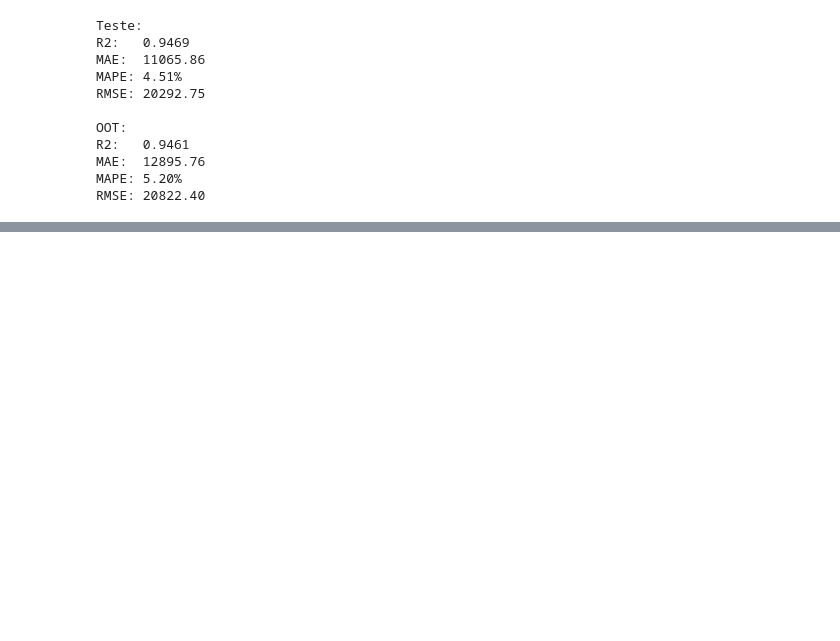
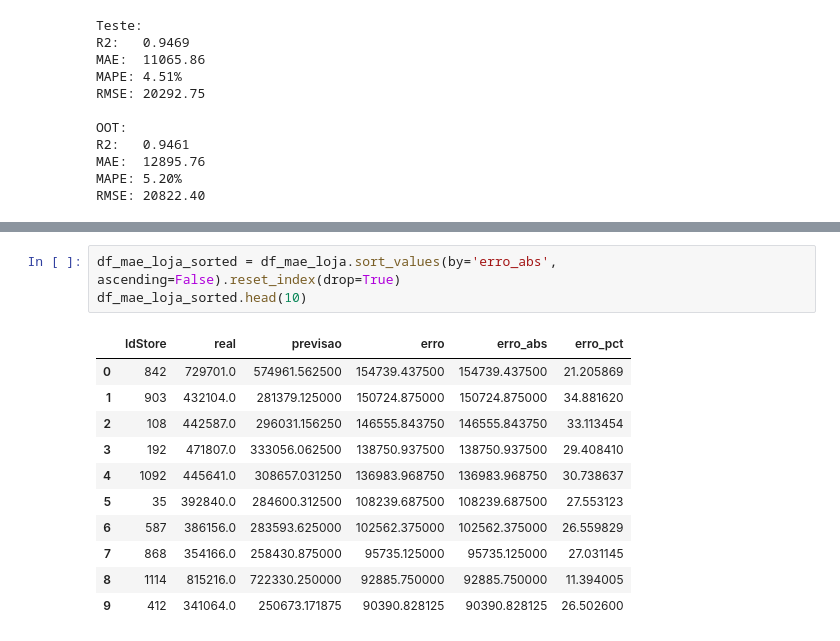
Before and after one commit to p-willyams/rossman-sales-forecast, a Jupyter notebook: src/03-train/train.ipynb, the cells around one changed output, grey strips where cells are left out. Saved outputs shown, nothing was run; the diff lists cells and outputs as text; blank space fills up the shorter version.

```diff
--- a/src/03-train/train.ipynb
+++ b/src/03-train/train.ipynb
@@ -781,0 +810,15 @@ RMSE: 20822.40
+# %%
+df_mae_loja_sorted = df_mae_loja.sort_values(by='erro_abs', ascending=False).reset_index(drop=True)
+df_mae_loja_sorted.head(10)
+# %% [output]
+|  | IdStore | real | previsao | erro | erro_abs | erro_pct |
+| 0 | 842 | 729701.0 | 574961.562500 | 154739.437500 | 154739.437500 | 21.205869 |
+| 1 | 903 | 432104.0 | 281379.125000 | 150724.875000 | 150724.875000 | 34.881620 |
+| 2 | 108 | 442587.0 | 296031.156250 | 146555.843750 | 146555.843750 | 33.113454 |
+| 3 | 192 | 471807.0 | 333056.062500 | 138750.937500 | 138750.937500 | 29.408410 |
+| 4 | 1092 | 445641.0 | 308657.031250 | 136983.968750 | 136983.968750 | 30.738637 |
+| 5 | 35 | 392840.0 | 284600.312500 | 108239.687500 | 108239.687500 | 27.553123 |
+| 6 | 587 | 386156.0 | 283593.625000 | 102562.375000 | 102562.375000 | 26.559829 |
+| 7 | 868 | 354166.0 | 258430.875000 | 95735.125000 | 95735.125000 | 27.031145 |
+| 8 | 1114 | 815216.0 | 722330.250000 | 92885.750000 | 92885.750000 | 11.394005 |
+| 9 | 412 | 341064.0 | 250673.171875 | 90390.828125 | 90390.828125 | 26.502600 |
```
Also changed, not shown: parts of 21 cells of this notebook.
